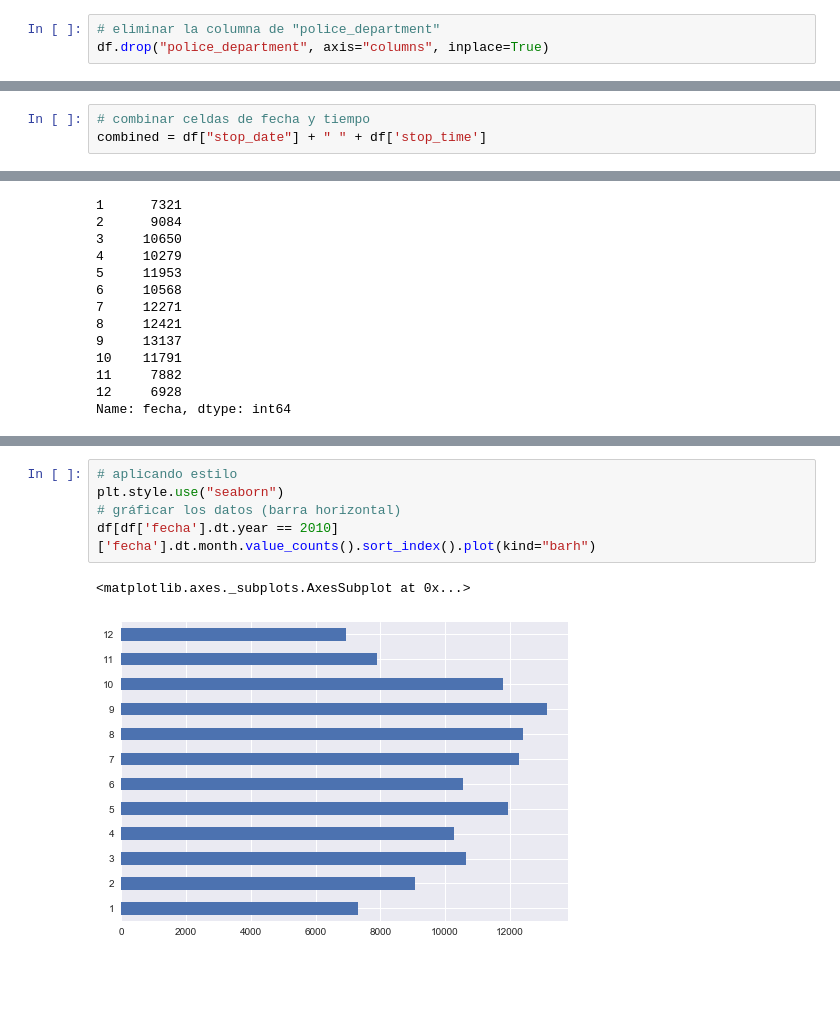
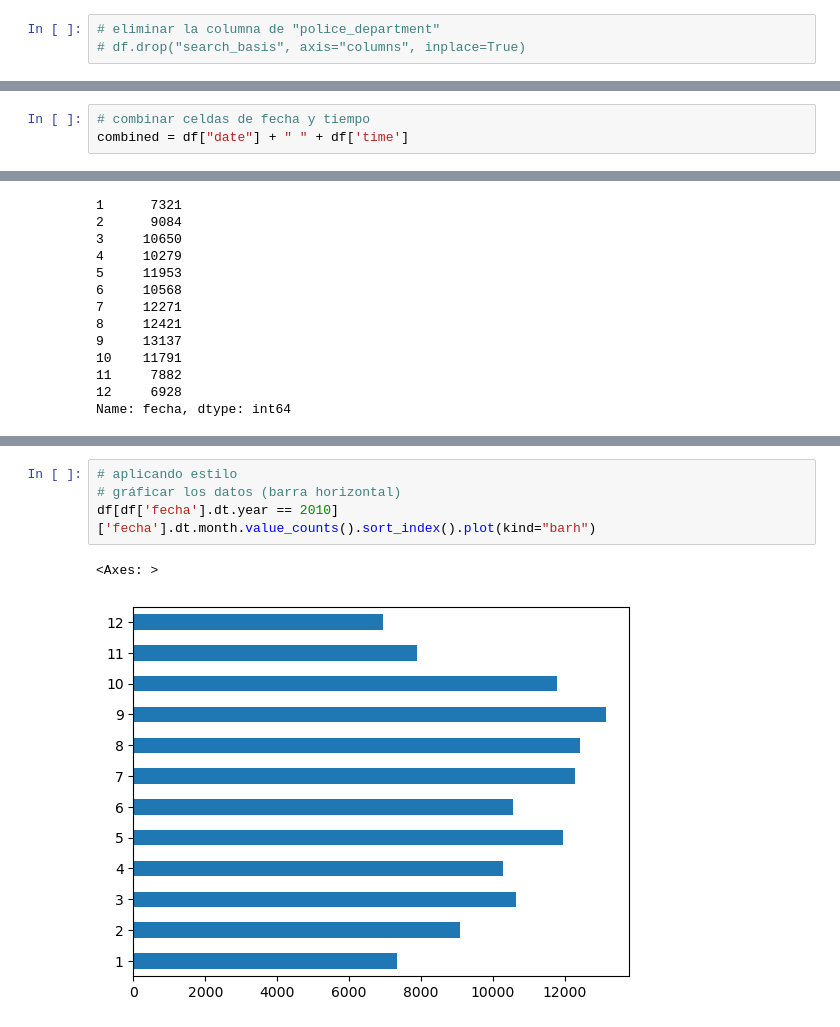
Before and after one commit to jorgemauricio/python_statistics, a Jupyter notebook: Intro_Pandas.ipynb, the cells around one changed output, grey strips where cells are left out. Cells and saved outputs as stored; diff of their text form; blank space fills up the shorter version.

Commit message:
modificar columnas en intro_pandas

```diff
--- a/Intro_Pandas.ipynb
+++ b/Intro_Pandas.ipynb
@@ -78,6 +78,6 @@ dtype: int64
 ## Remover columnas que solo contienen valores nulos
 # %%
 # eliminar la columna de "police_department"
-df.drop("police_department", axis="columns", inplace=True)
+# df.drop("search_basis", axis="columns", inplace=True)
 # %%
 # contabilizar columnas y filas
@@ -207,7 +192,7 @@ Index(['id', 'state', 'stop_date', 'stop_time', 'location_raw', 'county_name',
       dtype='object')
 # %%
 # combinar celdas de fecha y tiempo
-combined = df["stop_date"] + " " + df['stop_time']
+combined = df["date"] + " " + df['time']
 # %%
 # convertir a columna de tiempo
 df['fecha'] = pd.to_datetime(combined)
@@ -300,11 +286,10 @@ df[df['fecha'].dt.year == 2010]['fecha'].dt.month.value_counts().sort_index().pl
 # %%
 # aplicando estilo
-plt.style.use("seaborn")
 # gráficar los datos (barra horizontal)
 df[df['fecha'].dt.year == 2010]['fecha'].dt.month.value_counts().sort_index().plot(kind="barh")
 # %% [output]
-<matplotlib.axes._subplots.AxesSubplot at 0x...>
+<Axes: >
-[figure, old version]
+[figure, new version]
 # %%
 # gráficar los datos (barra y título)
 df[df['fecha'].dt.year == 2010]['fecha'].dt.month.value_counts().sort_index().plot(kind="barh", title="Detenciones 2010")
```
Also changed, not shown: parts of 21 cells of this notebook, 15 other files.
